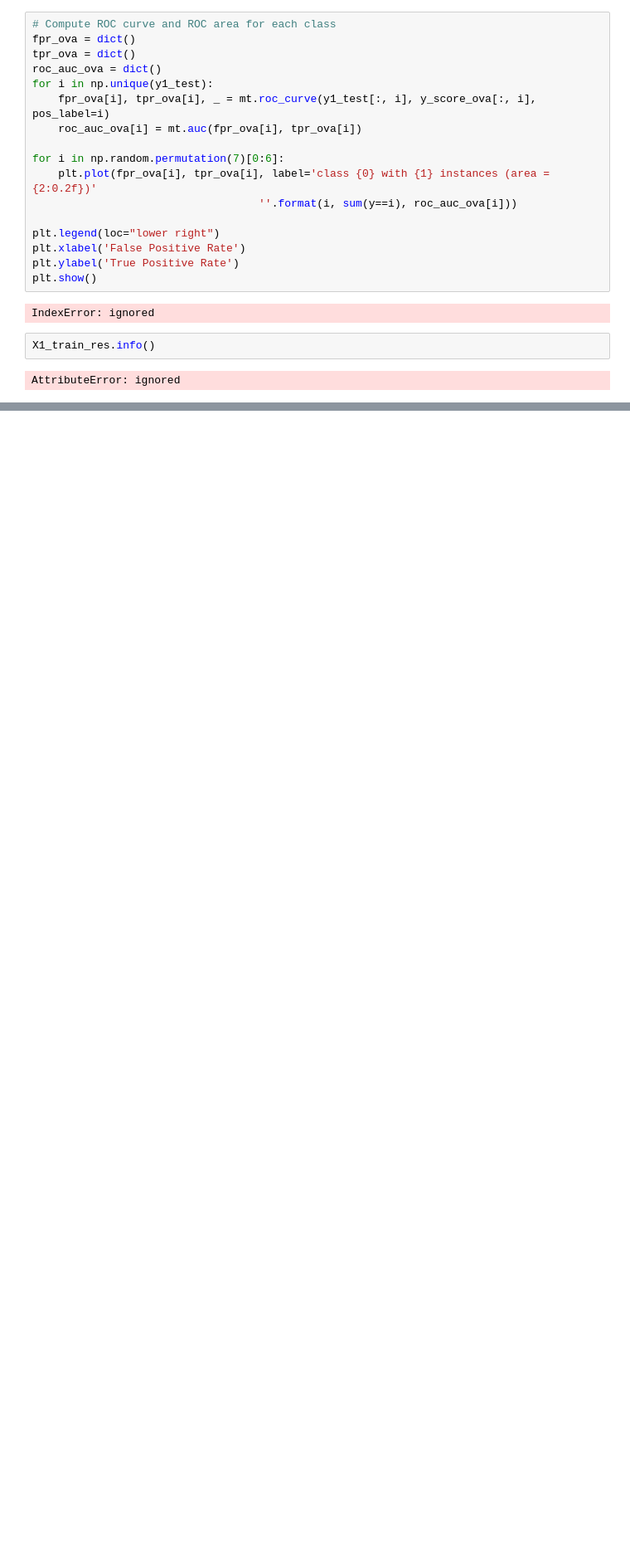
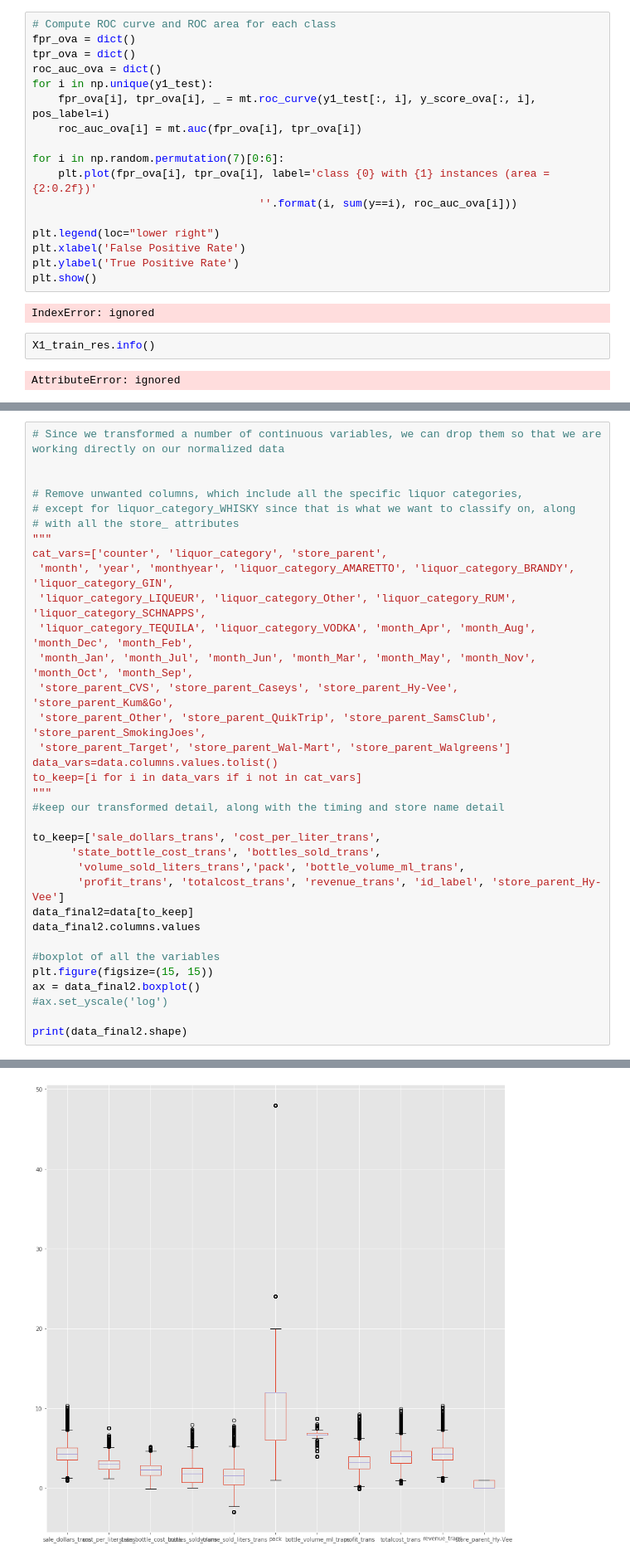
Before and after one commit to jjschueder/7331DataMiningNotebooks, a Jupyter notebook: lab2/Lab2_DC.ipynb, the cells around one changed output, grey strips where cells are left out. Shown at 83% size. Saved outputs shown, nothing was run; the diff lists cells and outputs as text; blank space fills up the shorter version.

```diff
--- a/lab2/Lab2_DC.ipynb
+++ b/lab2/Lab2_DC.ipynb
@@ -943,0 +948,35 @@ AttributeError: ignored
+# %%
+# Since we transformed a number of continuous variables, we can drop them so that we are working directly on our normalized data
+
+
+# Remove unwanted columns, which include all the specific liquor categories,
+# except for liquor_category_WHISKY since that is what we want to classify on, along
+# with all the store_ attributes
+"""
+cat_vars=['counter', 'liquor_category', 'store_parent',
+ 'month', 'year', 'monthyear', 'liquor_category_AMARETTO', 'liquor_category_BRANDY', 'liquor_category_GIN',
+ 'liquor_category_LIQUEUR', 'liquor_category_Other', 'liquor_category_RUM', 'liquor_category_SCHNAPPS',
+ 'liquor_category_TEQUILA', 'liquor_category_VODKA', 'month_Apr', 'month_Aug', 'month_Dec', 'month_Feb',
+ 'month_Jan', 'month_Jul', 'month_Jun', 'month_Mar', 'month_May', 'month_Nov', 'month_Oct', 'month_Sep',
+ 'store_parent_CVS', 'store_parent_Caseys', 'store_parent_Hy-Vee', 'store_parent_Kum&Go',
+ 'store_parent_Other', 'store_parent_QuikTrip', 'store_parent_SamsClub', 'store_parent_SmokingJoes',
+ 'store_parent_Target', 'store_parent_Wal-Mart', 'store_parent_Walgreens']
+data_vars=data.columns.values.tolist()
+to_keep=[i for i in data_vars if i not in cat_vars]
+"""
+#keep our transformed detail, along with the timing and store name detail
+
+to_keep=['sale_dollars_trans', 'cost_per_liter_trans',
+      'state_bottle_cost_trans', 'bottles_sold_trans',
+       'volume_sold_liters_trans','pack', 'bottle_volume_ml_trans',
+       'profit_trans', 'totalcost_trans', 'revenue_trans', 'id_label', 'store_parent_Hy-Vee']
+data_final2=data[to_keep]
+data_final2.columns.values
+
+#boxplot of all the variables
+plt.figure(figsize=(15, 15))
+ax = data_final2.boxplot()
+#ax.set_yscale('log')
+
+print(data_final2.shape)
+# %% [output]
@@ -943,0 +984 @@ AttributeError: ignored
+[figure, added]
```
Also changed, not shown: parts of 39 cells of this notebook.
